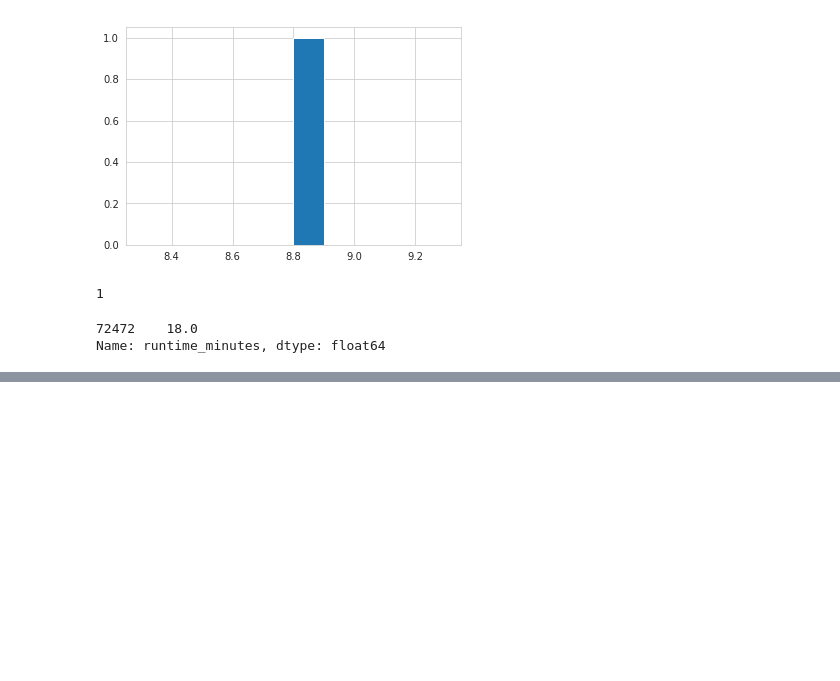
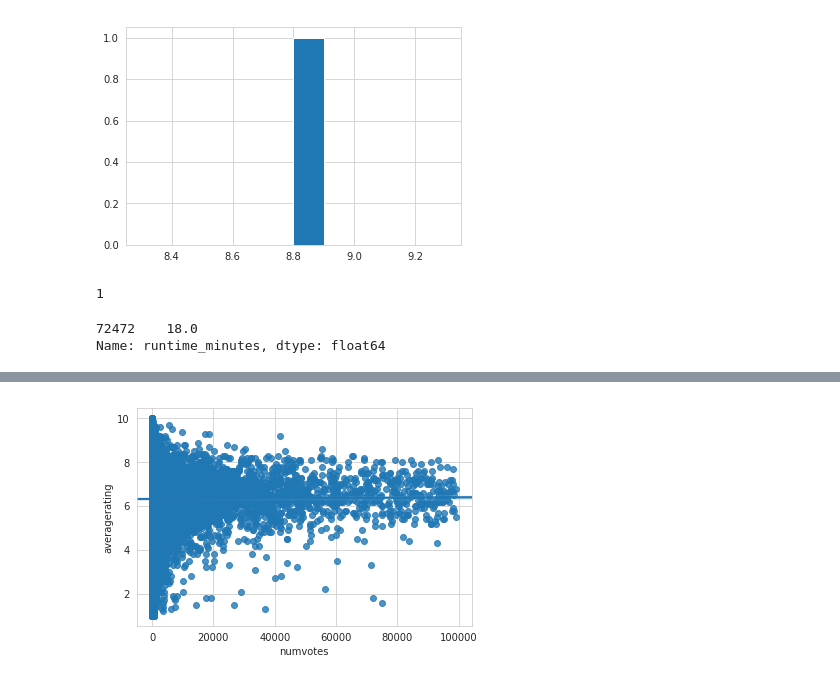
Before and after one commit to nt-ds/movie-industry-consulting-firm, a Jupyter notebook: imdb_files.ipynb, the cells around one changed output, grey strips where cells are left out. Cells and saved outputs as stored; diff of their text form; code cells hidden in the pictures; blank space fills up the shorter version.

```diff
--- a/imdb_files.ipynb
+++ b/imdb_files.ipynb
@@ -585,0 +714,7 @@ Name: runtime_minutes, dtype: float64
+# %%
+less_votes = df[df.numvotes <= 100000]
+more_votes = df[df.numvotes > 100000]
+# %%
+sns.regplot(x="numvotes", y="averagerating", data=less_votes);
+# %% [output]
+[figure, added]
```
Also changed, not shown: parts of 36 cells of this notebook.
